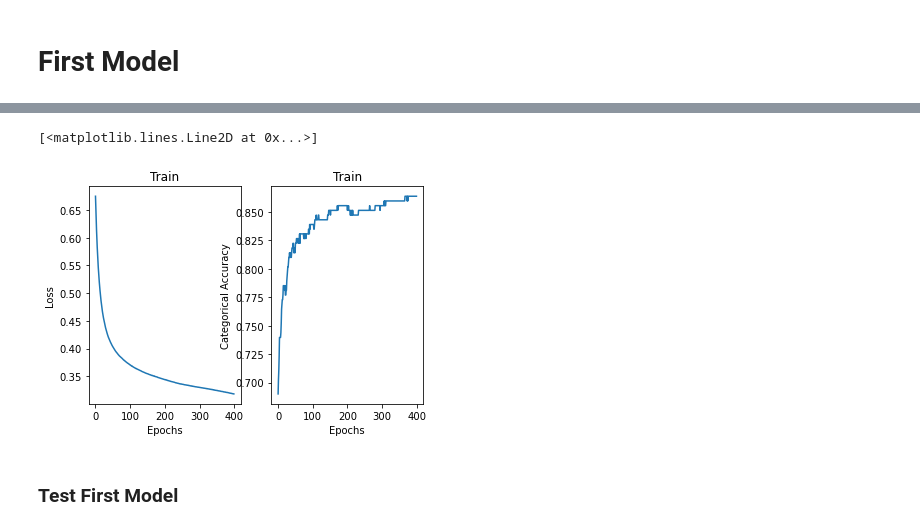
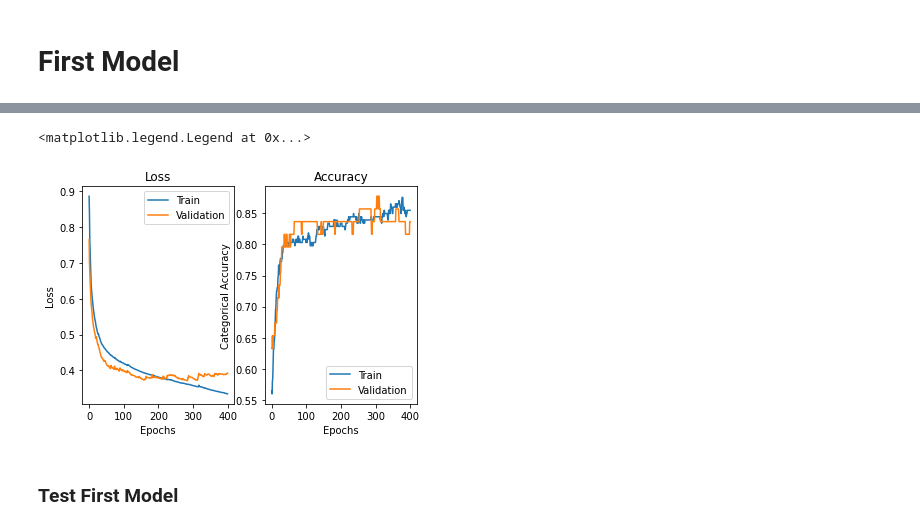
Before and after one commit to FelipeYepez/Heart-Attack-Prediction, a Jupyter notebook: heart_attack_tensorflow.ipynb, the cells around one changed output, grey strips where cells are left out. Drawn from its saved outputs; the diff is of its cells as text; code cells hidden in the pictures.

```diff
--- a/heart_attack_tensorflow.ipynb
+++ b/heart_attack_tensorflow.ipynb
@@ -126,7 +126,7 @@ Non-trainable params: 0
 _________________________________________________________________
 # %%
 print("Fit past model made without framework")
-history = model.fit(x_train, y_train, epochs=400)
+history = model.fit(x_train, y_train, epochs=400, validation_split=0.2)
 # %% [output]
 Fit past model made without framework
 Epoch 1/400
@@ -148,18 +148,22 @@ Epoch 400/400
 # %%
 plt.subplot(1, 2, 1)
-plt.title("Train")
+plt.title("Loss")
 plt.xlabel("Epochs")
 plt.ylabel("Loss")
-plt.plot(history.history["loss"])
+plt.plot(history.history["loss"], label="Train")
+plt.plot(history.history["val_loss"], label="Validation")
+plt.legend()
 
 plt.subplot(1, 2, 2)
-plt.title("Train")
+plt.title("Accuracy")
 plt.xlabel("Epochs")
 plt.ylabel("Categorical Accuracy")
-plt.plot(history.history["categorical_accuracy"])
+plt.plot(history.history["categorical_accuracy"], label="Train")
+plt.plot(history.history["val_categorical_accuracy"], label="Validation")
+plt.legend()
 # %% [output]
-[<matplotlib.lines.Line2D at 0x...>]
+<matplotlib.legend.Legend at 0x...>
-[figure, old version]
+[figure, new version]
 # %% [markdown]
 ### Test First Model
 # %%
```
Also changed, not shown: parts of 8 cells of this notebook, 1 other file.
